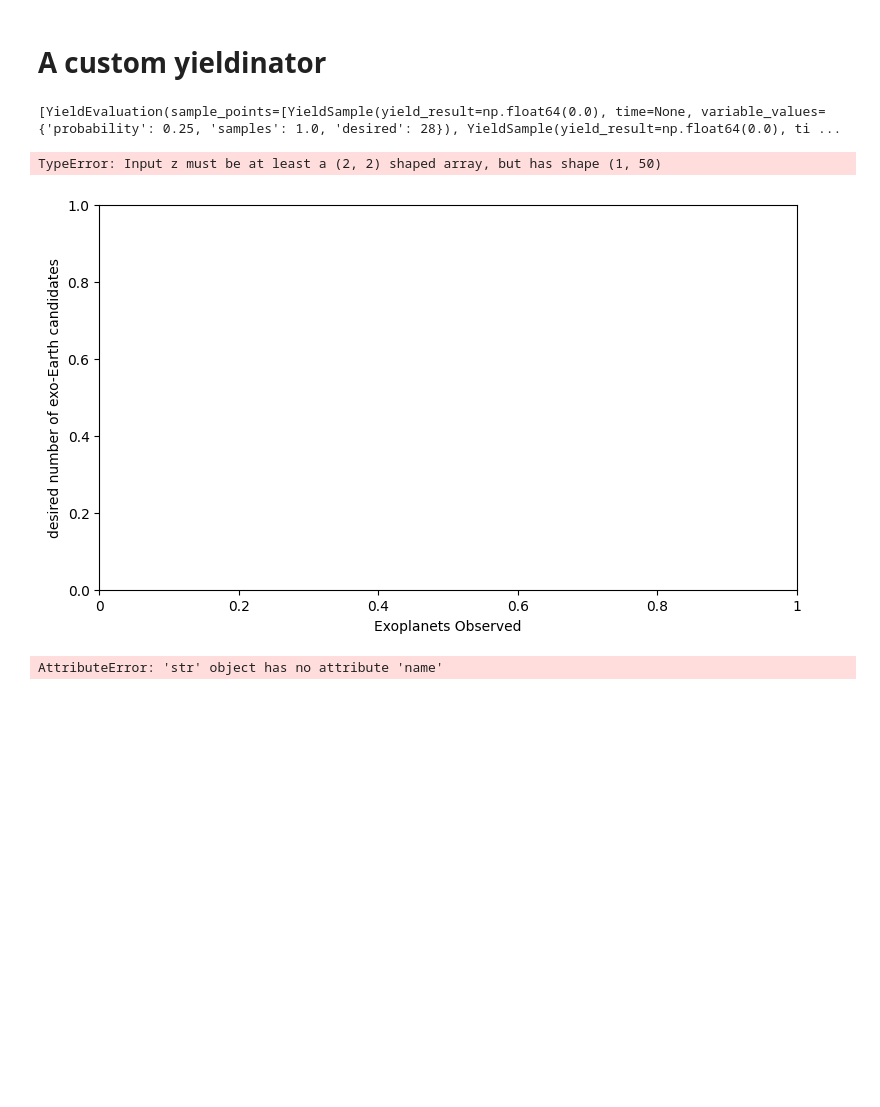
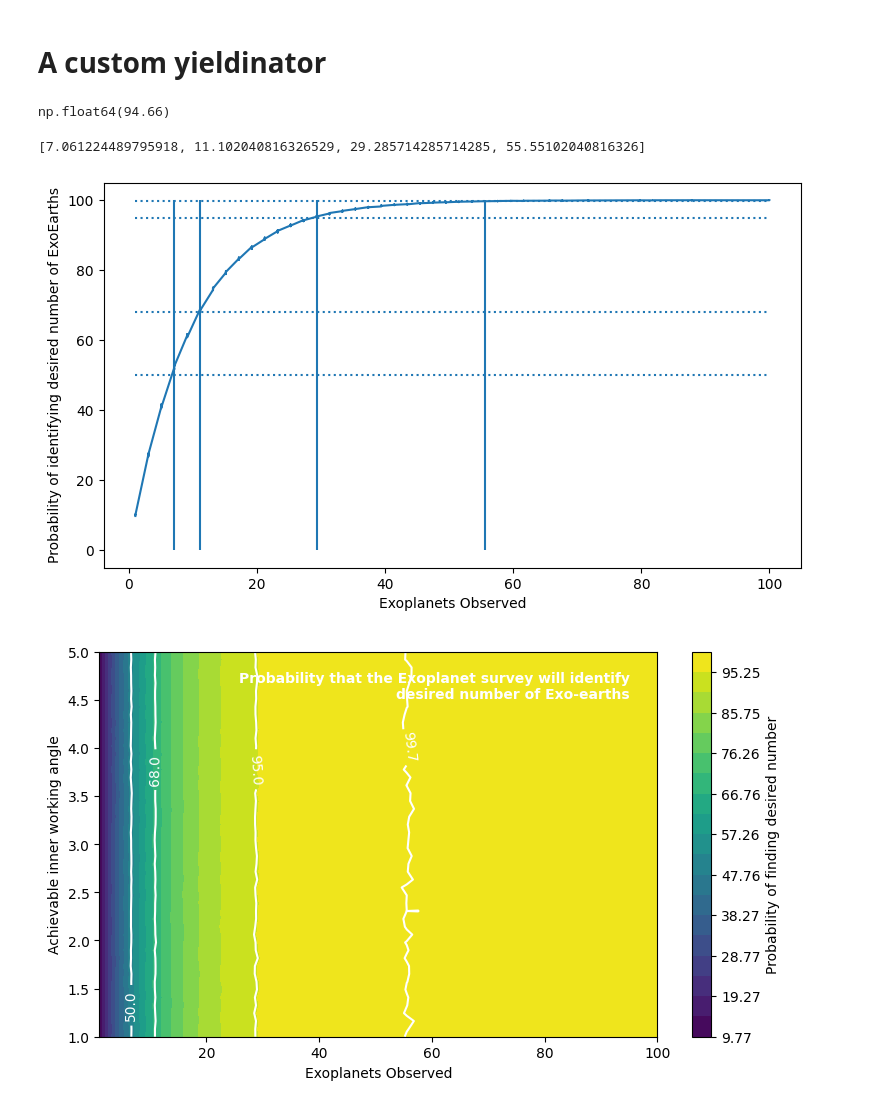
Before and after one commit to spacetelescope/hwo_disra_notebooks, a Jupyter notebook: Discovering_exoEarth_candidates/exoearth_survey_disra.ipynb, the cells around one changed output. Saved outputs shown, nothing was run; the diff lists cells and outputs as text; code cells hidden in the pictures; blank space fills up the shorter version.

```diff
--- a/Discovering_exoEarth_candidates/exoearth_survey_disra.ipynb
+++ b/Discovering_exoEarth_candidates/exoearth_survey_disra.ipynb
@@ -212,7 +206,7 @@ plt.show()
 # %% [output]
 [figure]
 # %%
-n, p, size = 25, 0.1, 200000
+n, p, size = 28, 0.1, 200000
 rng = np.random.default_rng()
 fail = np.sum(rng.binomial(n=n, p=p, size=size) == 0)/size
 print('Probability of at least one success in '+str(n)+' trials if success probability is '+str(p*100)+'% = '+str(np.round(100 - fail*100,1))+'%')
@@ -382,0 +341,9 @@ The first pass at a Figure 2 will therefore be a parameterization of time versus
+# %%
+desired = 1
+
+nexozod = 3
+eta_earth = 0.1
+albedo = 0.2
+snr = 7
+owa = 15
+contrast = 1e-10
@@ -387,41 +372,71 @@ from scipy.stats import Binomial
 
 api = DisraNBApi.get_instance()
 
-def compute_yield(samples, probability, desired) -> ScienceYield:
+def compute_yield(probability, samples, iwa, desired) -> ScienceYield:
+    trials = 50000
 
-    func = Binomial(n=int(samples), p=probability)
+    fail = np.sum(rng.binomial(n=samples, p=p, size=trials) == 0)/trials
+    success = 1 - fail
+    #func = Binomial(n=int(samples), p=probability)
     # ccdef gives the probability that the measurement will be desired or higher
-    success = func.ccdf(desired)
+    #success = func.ccdf(desired)
 
 
     return ScienceYield(success*100)
+# %%
+compute_yield(0.1,28,1,1)
+# %% [output]
+np.float64(94.66)
 # %%
-desired = [28]
-probability = 0.25
 instrument = "CI"
 detector = "IMAGER"
 
-yieldinator = api.yieldinator(name="exoEarth survey", variables = {"probability": SinglePoint(probability), "samples": Range(1,500, 'samples'), "desired": DiscretePoints(desired)},
+yieldinator = api.yieldinator(name="exoEarth survey", variables = {"probability": SinglePoint(eta_earth), "samples": Range(1,100, 'samples'), "iwa": Range(1,5, "iwa"), "desired": SinglePoint(desired)},
                                             yield_function = compute_yield,
                                             thresholds = {ScienceValue.STATE_OF_THE_ART: ScienceYield(50),
                                                           ScienceValue.ENHANCING: ScienceYield(68), # 1-sigma
                                                           ScienceValue.ENABLING: ScienceYield(95), # 2-sigma
                                                           ScienceValue.BREAKTHROUGH: ScienceYield(99.7) # 3-sigma
                                                          }
                             )
 eval_results = api.evaluate(yieldinator, register=True)
-print(eval_results)
+#print(eval_results)
 
-api.contour_plot_yield(eval_results, x_key ='samples', y_key ='desired', z_key ='yield_result',
+results = []
+samples = []
+for sample_point in eval_results[0].sample_points:
+    results.append(sample_point.yield_result)
+    samples.append(sample_point.variable_values["samples"])
+
+results = np.asarray(results)
+
+fig = plt.figure(figsize=(9,5))
+ax = fig.add_subplot(111)
+ax.plot(samples, results)
+lines = []
+for threshold_value in yieldinator.thresholds().values():
+    lines.append(samples[np.argmin(np.abs(results-threshold_value))])
+
+#lines = np.isclose(results,list(yieldinator.thresholds().values()))
+print(lines)
+ax.hlines(yieldinator.thresholds().values(), np.min(samples), np.max(samples), linestyle="dotted")
+ax.vlines(lines, 0, 100)
+ax.set_xlabel("Exoplanets Observed")
+ax.set_ylabel("Probability of identifying desired number of ExoEarths")
+plt.show()
+
+#api.bar_plot(eval_results
+
+api.contour_plot_yield(eval_results, x_key ='samples', y_key ='iwa', z_key ='yield_result',
                        contour_levels=sorted(yieldinator.thresholds().values()),
                        figsize = (9, 5),
-                       axis_labels = {'desired': 'desired number of exo-Earth candidates', 'samples': 'Exoplanets Observed',
+                       axis_labels = {'iwa': 'Achievable inner working angle', 'samples': 'Exoplanets Observed',
                                             'yield_result': 'Probability of finding desired number'},
                        titles = ['Probability that the Exoplanet survey will identify\ndesired number of Exo-earths'])
 # %% [output]
-[YieldEvaluation(sample_points=[YieldSample(yield_result=np.float64(0.0), time=None, variable_values={'probability': 0.25, 'samples': 1.0, 'desired': 28}), YieldSample(yield_result=np.float64(0.0), ti ...
+[7.061224489795918, 11.102040816326529, 29.285714285714285, 55.55102040816326]
-TypeError: Input z must be at least a (2, 2) shaped array, but has shape (1, 50)
-[figure, old version]
+[figure, new version]
+[figure, added]
 # %%
 def load_from_eacy(eac):
     # use EACy to load the parameters for the coronagraphic instrument.
@@ -455,11 +469,6 @@ def compute_time(eac, yield_value, probability, samples, desired) -> Time:
     interpolator = interp.make_interp_spline(yields, times)
     time = interpolator(yield_value) * u.year
     return time.to_value(u.second)
-# %%
-params = load_from_eacy("EAC1")
-print(params)
-# %% [output]
-AttributeError: 'str' object has no attribute 'name'
 # %%
 timeinator = api.timeinator(yieldinator, timeinate=compute_time)
 
```
Also changed, not shown: parts of 13 cells of this notebook.
